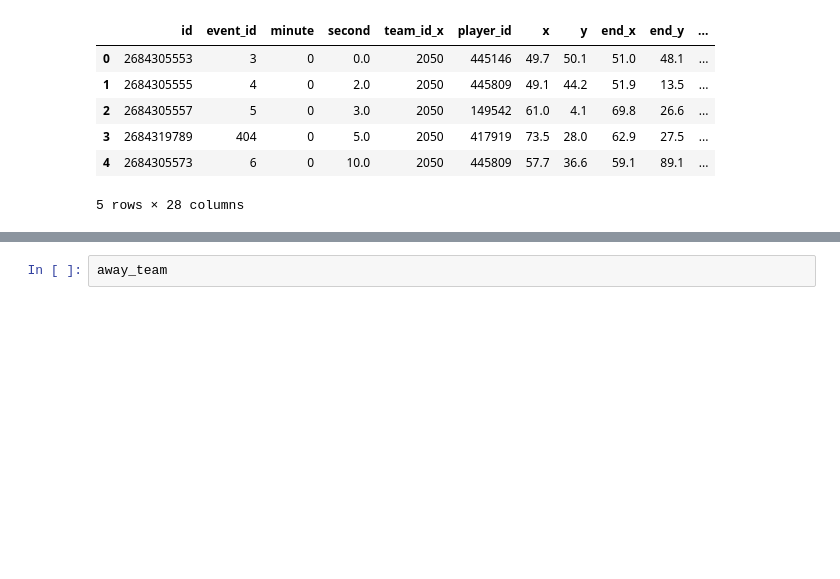
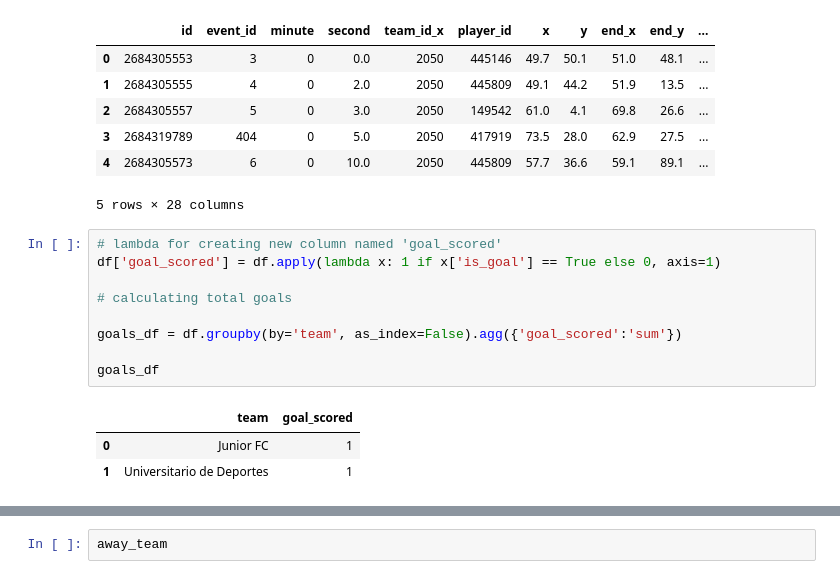
Before and after one commit to enzovillafuerte/football-vizzes, a Jupyter notebook: whoscored-vizzes/testing.ipynb, the cells around one changed output, grey strips where cells are left out. Cells and saved outputs as stored; diff of their text form; blank space fills up the shorter version.

```diff
--- a/whoscored-vizzes/testing.ipynb
+++ b/whoscored-vizzes/testing.ipynb
@@ -254,3 +254,16 @@ df.head()
 | 3 | 2684319789 | 404 | 0 | 5.0 | 2050 | 417919 | 73.5 | 28.0 | 62.9 | 27.5 | ... |
 | 4 | 2684305573 | 6 | 0 | 10.0 | 2050 | 445809 | 57.7 | 36.6 | 59.1 | 89.1 | ... |
 5 rows × 28 columns
+# %%
+# lambda for creating new column named 'goal_scored'
+df['goal_scored'] = df.apply(lambda x: 1 if x['is_goal'] == True else 0, axis=1)
+
+# calculating total goals
+
+goals_df = df.groupby(by='team', as_index=False).agg({'goal_scored':'sum'})
+
+goals_df
+# %% [output]
+|  | team | goal_scored |
+| 0 | Junior FC | 1 |
+| 1 | Universitario de Deportes | 1 |
```
Also changed, not shown: parts of 7 cells of this notebook, 4 other files.
